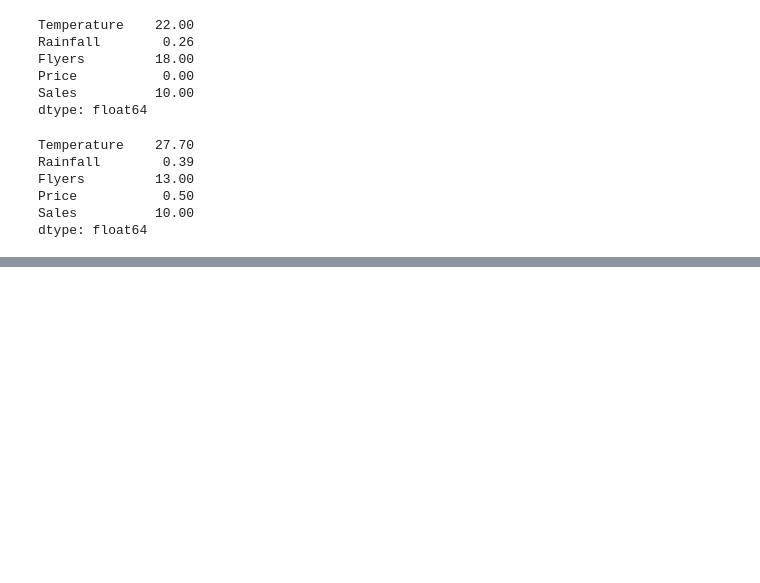
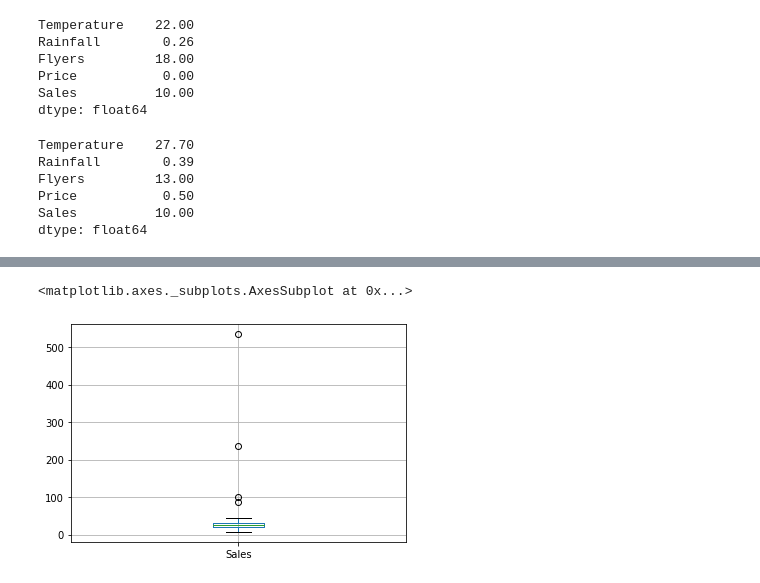
Before and after one commit to ravinder79/anomaly_detection, a Jupyter notebook: continuous_probabilistic_methods.ipynb, the cells around one changed output, grey strips where cells are left out. Drawn from its saved outputs; the diff is of its cells as text; code cells hidden in the pictures; blank space fills up the shorter version.

```diff
--- a/continuous_probabilistic_methods.ipynb
+++ b/continuous_probabilistic_methods.ipynb
@@ -93,0 +100,5 @@ df.boxplot(column = ['Temperature', 'Flyers', 'Rainfall', 'Sales'])
+# %%
+df.boxplot(column = ['Sales'])
+# %% [output]
+<matplotlib.axes._subplots.AxesSubplot at 0x...>
+[figure, added]
```
Also changed, not shown: parts of 17 cells of this notebook.
